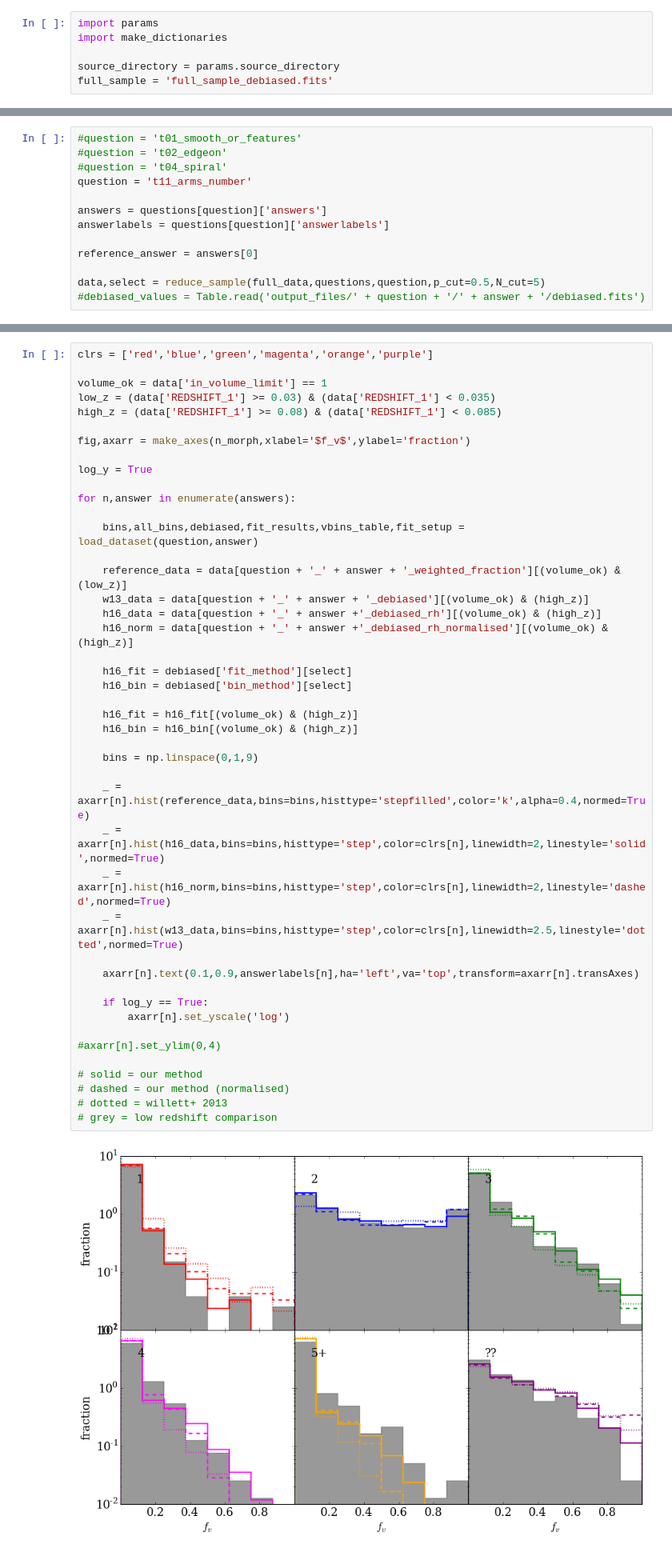
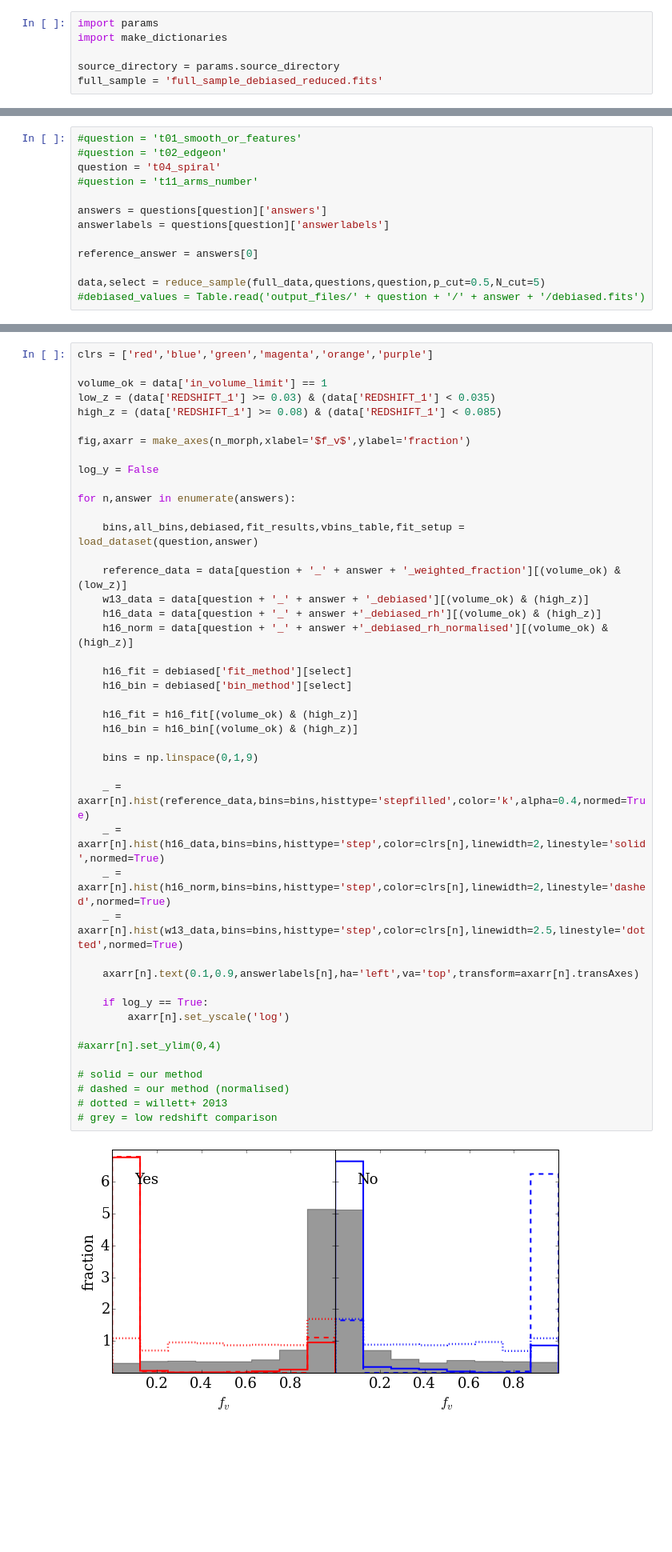
Before and after one commit to RossHart/Debiasing-testing-v2, a Jupyter notebook: Codes/debiasing_report.ipynb, the cells around one changed output, grey strips where cells are left out. Shown at 80% size. Saved outputs shown, nothing was run; the diff lists cells and outputs as text; blank space fills up the shorter version.

```diff
--- a/Codes/debiasing_report.ipynb
+++ b/Codes/debiasing_report.ipynb
@@ -21,7 +21,7 @@ import params
 import make_dictionaries
 
 source_directory = params.source_directory
-full_sample = 'full_sample_debiased.fits'
+full_sample = 'full_sample_debiased_reduced.fits'
 # %%
 full_data = Table.read(source_directory + full_sample)
 print('Loaded galaxy data...')
@@ -116,8 +116,8 @@ def reduce_sample(full_data,questions,question,p_cut=0.5,N_cut=5,normalised_valu
 # %%
 #question = 't01_smooth_or_features'
 #question = 't02_edgeon'
-#question = 't04_spiral'
-question = 't11_arms_number'
+question = 't04_spiral'
+#question = 't11_arms_number'
 
 answers = questions[question]['answers']
 answerlabels = questions[question]['answerlabels']
@@ -342,7 +353,7 @@ high_z = (data['REDSHIFT_1'] >= 0.08) & (data['REDSHIFT_1'] < 0.085)
 
 fig,axarr = make_axes(n_morph,xlabel='$f_v$',ylabel='fraction')
 
-log_y = True
+log_y = False
 
 for n,answer in enumerate(answers):
 
@@ -351,34 +362,34 @@ for n,answer in enumerate(answers):
     reference_data = data[question + '_' + answer + '_weighted_fraction'][(volume_ok) & (low_z)]
     w13_data = data[question + '_' + answer + '_debiased'][(volume_ok) & (high_z)]
     h16_data = data[question + '_' + answer +'_debiased_rh'][(volume_ok) & (high_z)]
     h16_norm = data[question + '_' + answer +'_debiased_rh_normalised'][(volume_ok) & (high_z)]
 
     h16_fit = debiased['fit_method'][select]
     h16_bin = debiased['bin_method'][select]
 
     h16_fit = h16_fit[(volume_ok) & (high_z)]
     h16_bin = h16_bin[(volume_ok) & (high_z)]
 
     bins = np.linspace(0,1,9)
 
     _ = axarr[n].hist(reference_data,bins=bins,histtype='stepfilled',color='k',alpha=0.4,normed=True)
     _ = axarr[n].hist(h16_data,bins=bins,histtype='step',color=clrs[n],linewidth=2,linestyle='solid',normed=True)
     _ = axarr[n].hist(h16_norm,bins=bins,histtype='step',color=clrs[n],linewidth=2,linestyle='dashed',normed=True)
     _ = axarr[n].hist(w13_data,bins=bins,histtype='step',color=clrs[n],linewidth=2.5,linestyle='dotted',normed=True)
 
     axarr[n].text(0.1,0.9,answerlabels[n],ha='left',va='top',transform=axarr[n].transAxes)
 
     if log_y == True:
         axarr[n].set_yscale('log')
 
 #axarr[n].set_ylim(0,4)
 
 # solid = our method
 # dashed = our method (normalised)
 # dotted = willett+ 2013
 # grey = low redshift comparison
 # %% [output]
-[figure, old version]
+[figure, new version]
 # %%
 # k vs kfit, c vs cfit plots:
 
```
Also changed, not shown: parts of 12 cells of this notebook, 9 other files.
